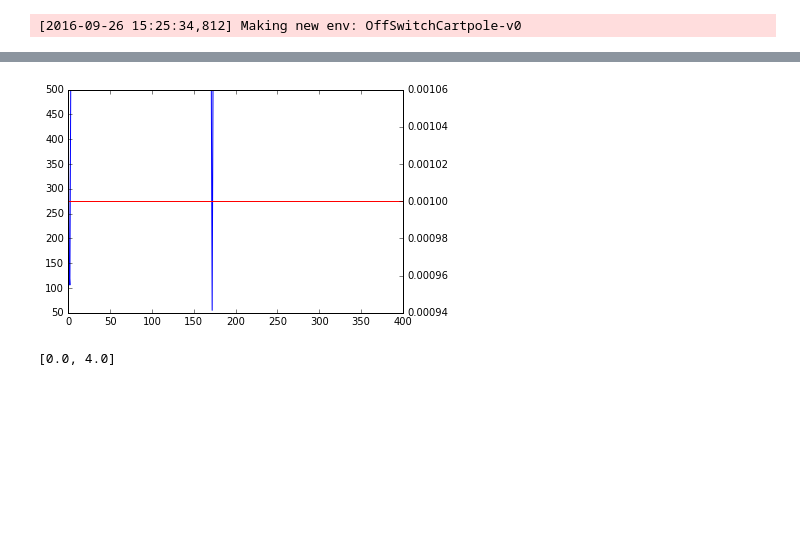
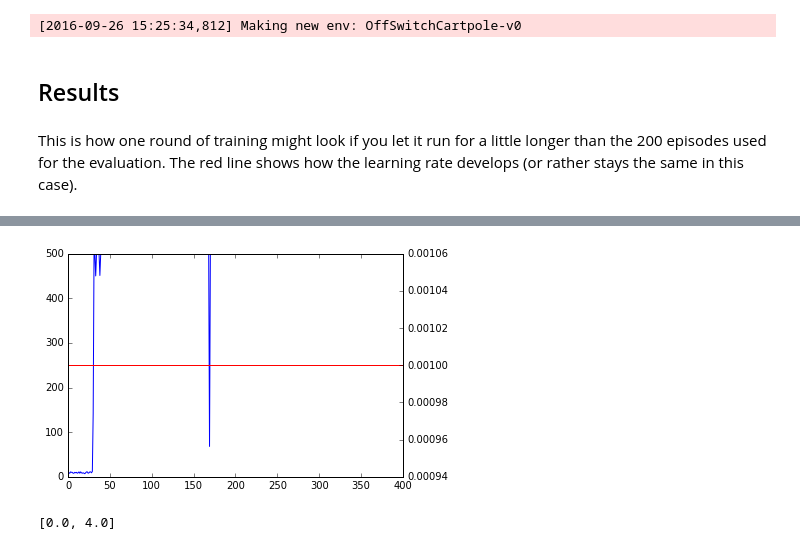
Before and after one commit to rmoehn/cartpole, a Jupyter notebook: notebooks/OffSwitchCartPole.ipynb, the cells around one changed output, grey strips where cells are left out. Cells and saved outputs as stored; diff of their text form; code cells hidden in the pictures; blank space fills up the shorter version.

```diff
--- a/notebooks/OffSwitchCartPole.ipynb
+++ b/notebooks/OffSwitchCartPole.ipynb
@@ -34,3 +64,27 @@ or matplotlib.backends is imported for the first time.
+# %%
+def make_uninterruptable_experience(choose_action=linfa.choose_action_Sarsa):
+    return linfa.init(lmbda=0.9,
+                        init_alpha=0.001,
+                        epsi=0.1,
+                        feature_vec=four_feature_vec,
+                        n_weights=four_n_weights,
+                        act_space=env.action_space,
+                        theta=None,
+                        is_use_alpha_bounds=True,
+                        map_obs=functools.partial(gym_tools.warning_clip_obs, ranges=state_ranges),
+                        choose_action=choose_action)
+
+def make_interruptable_experience(choose_action=linfa.choose_action_Sarsa):
+    return linfa.init(lmbda=0.9,
+                        init_alpha=0.001,
+                        epsi=0.1,
+                        feature_vec=ofour_feature_vec,
+                        n_weights=ofour_n_weights,
+                        act_space=env.action_space,
+                        theta=None,
+                        is_use_alpha_bounds=True,
+                        map_obs=skip_offswitch_clip,
+                        choose_action=choose_action)
 # %%
 cartpole = gym.make('OffSwitchCartpole-v0')
 clipped_high = np.array([2.5, 3.6, 0.27, 3.7])
@@ -70,4 +122,10 @@ fexperience = make_interruptable_experience()
+# %% [markdown]
+## Results
+# %% [markdown]
+This is how one round of training might look if you let it run for a little longer than the 200 episodes used for the evaluation. The red line shows how the learning rate develops (or rather stays the same in this case).
 # %%
+env         = make_OffSwitchCartpole()
+fexperience = make_interruptable_experience()
 fexperience, steps_per_episode, alpha_per_episode \
     = driver.train(env, linfa, fexperience, n_episodes=400, max_steps=500, is_render=False)
 # Credits: http://matplotlib.org/examples/api/two_scales.html
@@ -80,4 +140,4 @@ pyplot.show()
-[figure, old version]
+[figure, new version]
 # %%
 steps_per_episode = driver.exec_greedy(env, fexperience, n_episodes=7, max_steps=600, is_render=True)
 # %%
```
Also changed, not shown: parts of 35 cells of this notebook.
